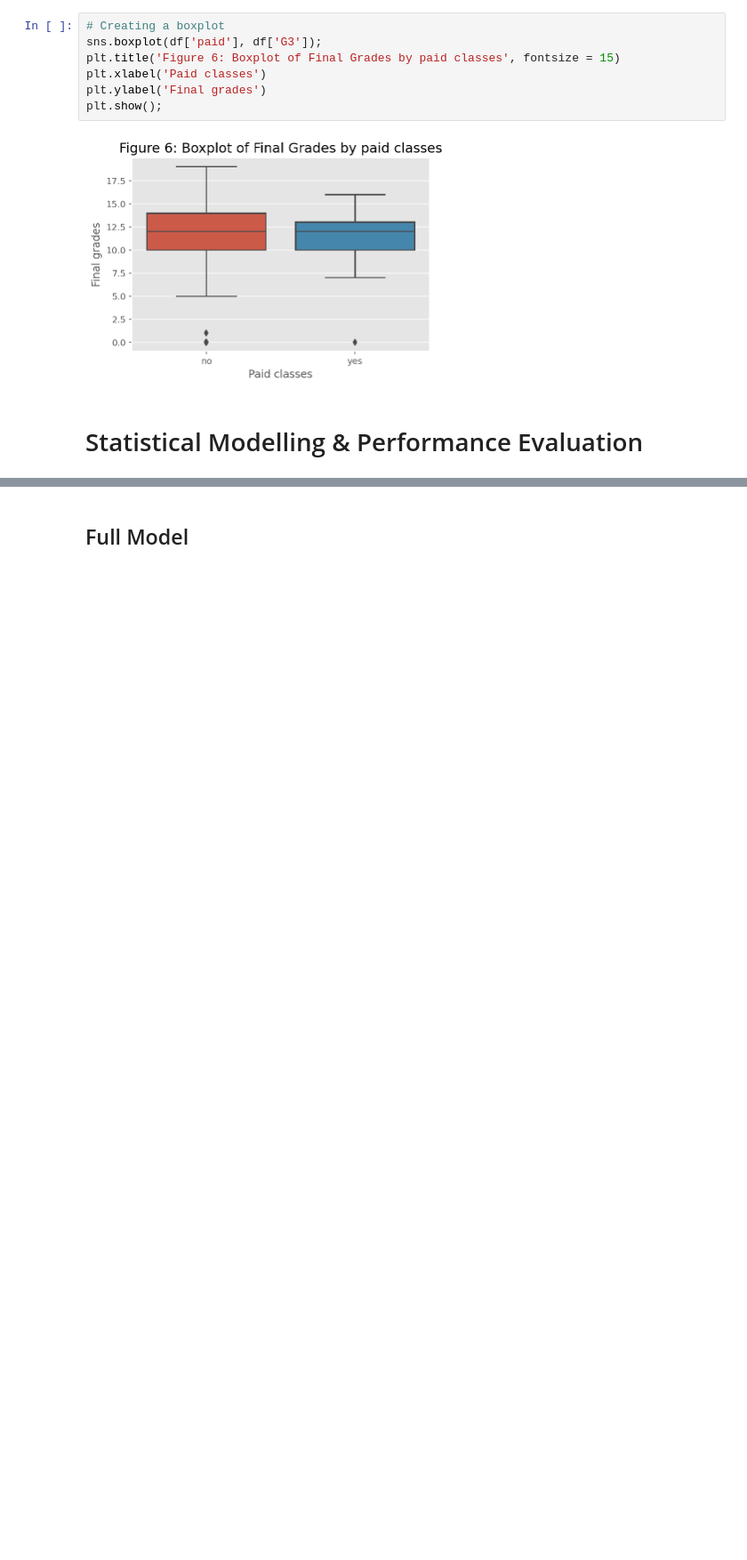
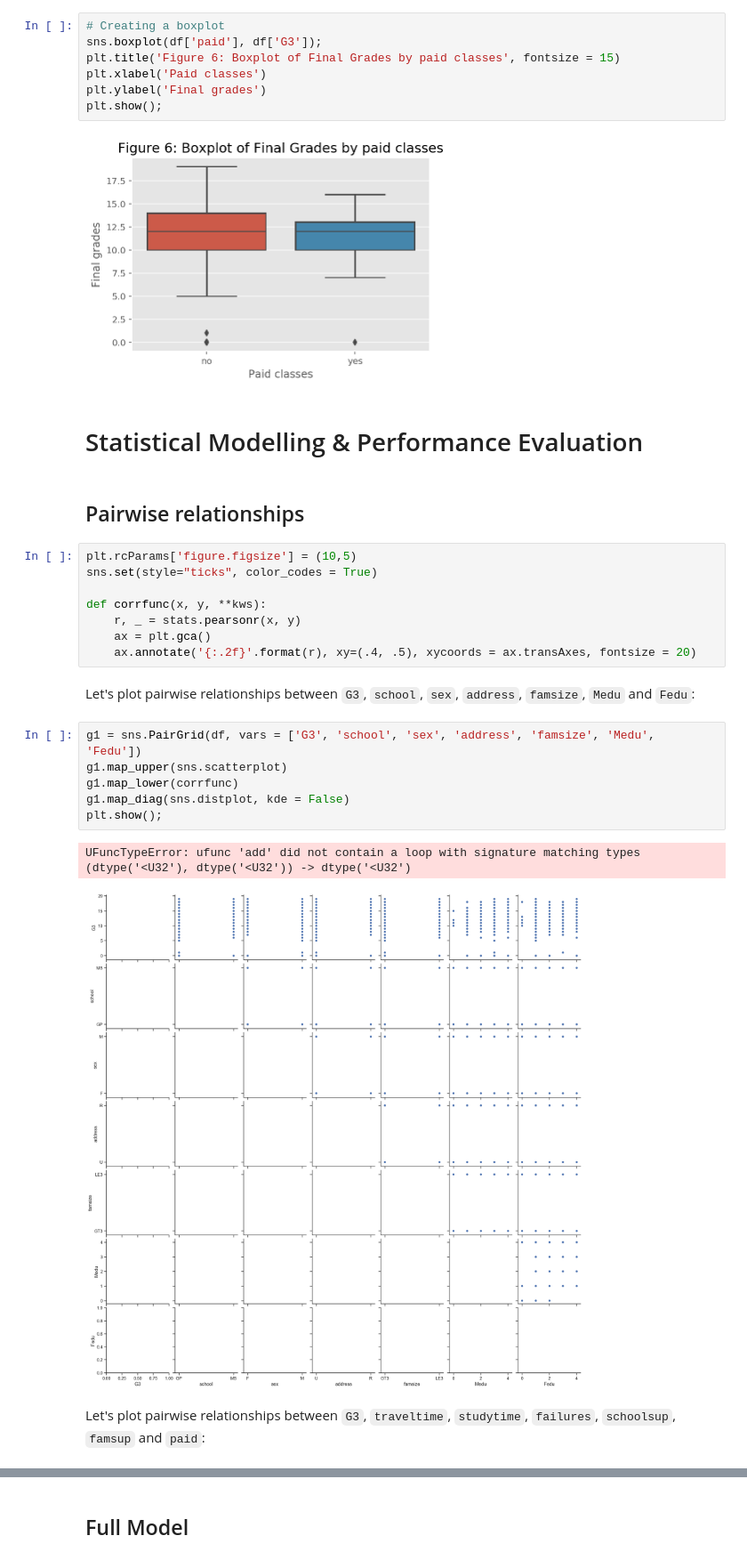
Before and after one commit to Rhyme1325/Analytics_project, a Jupyter notebook: project.ipynb, the cells around one changed output, grey strips where cells are left out. Shown: that part at 89% size. Saved outputs shown, nothing was run; the diff lists cells and outputs as text; blank space fills up the shorter version.

```diff
--- a/project.ipynb
+++ b/project.ipynb
@@ -357,3 +358,26 @@ plt.show();
 [figure]
 # %% [markdown]
 # Statistical Modelling & Performance Evaluation
+# %% [markdown]
+## Pairwise relationships
+# %%
+plt.rcParams['figure.figsize'] = (10,5)
+sns.set(style="ticks", color_codes = True)
+
+def corrfunc(x, y, **kws):
+    r, _ = stats.pearsonr(x, y)
+    ax = plt.gca()
+    ax.annotate('{:.2f}'.format(r), xy=(.4, .5), xycoords = ax.transAxes, fontsize = 20)
+# %% [markdown]
+Let's plot pairwise relationships between `G3`, `school`, `sex`, `address`, `famsize`, `Medu` and `Fedu`:
+# %%
+g1 = sns.PairGrid(df, vars = ['G3', 'school', 'sex', 'address', 'famsize', 'Medu', 'Fedu'])
+g1.map_upper(sns.scatterplot)
+g1.map_lower(corrfunc)
+g1.map_diag(sns.distplot, kde = False)
+plt.show();
+# %% [output]
+UFuncTypeError: ufunc 'add' did not contain a loop with signature matching types (dtype('<U32'), dtype('<U32')) -> dtype('<U32')
+[figure, added]
+# %% [markdown]
+Let's plot pairwise relationships between `G3`, `traveltime`, `studytime`, `failures`, `schoolsup`, `famsup` and `paid`:
```
Also changed, not shown: parts of 9 cells of this notebook.
